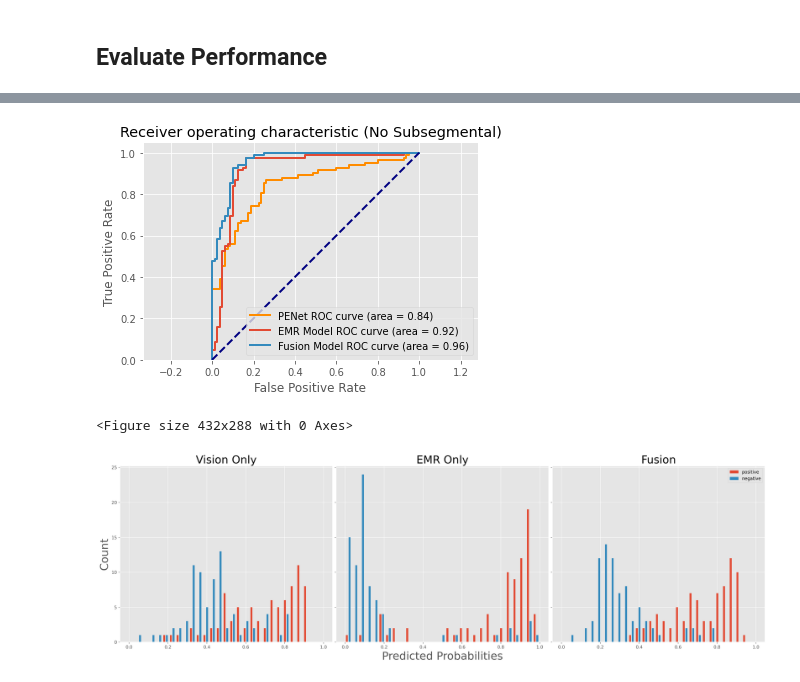
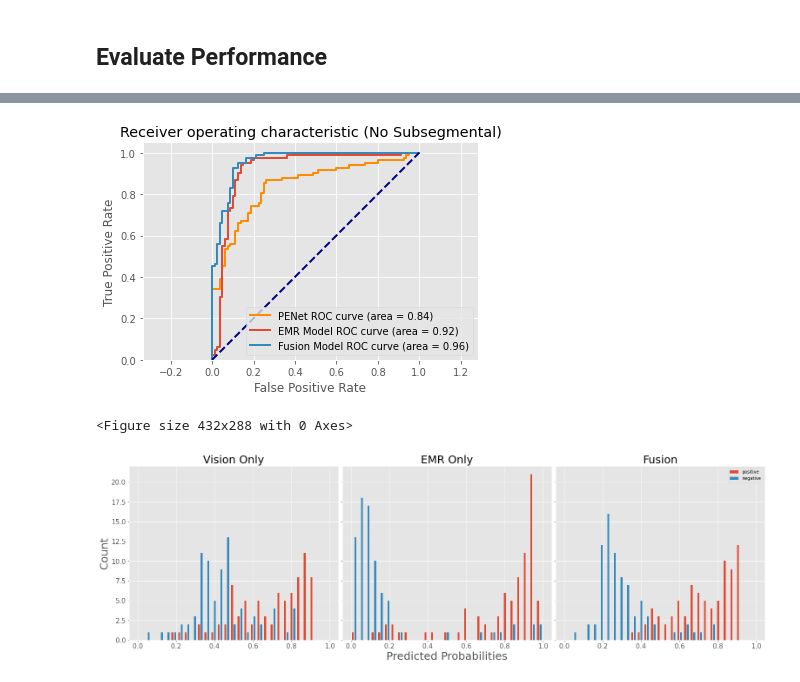
Before and after one commit to RSNA/AI-Deep-Learning-Lab-2021, a Jupyter notebook: sessions/multi-modal-pe/Multimodal Fusion for PE Detection.ipynb, the cells around one changed output, grey strips where cells are left out. Drawn from its saved outputs; the diff is of its cells as text; code cells hidden in the pictures.

```diff
--- a/sessions/multi-modal-pe/Multimodal Fusion for PE Detection.ipynb
+++ b/sessions/multi-modal-pe/Multimodal Fusion for PE Detection.ipynb
@@ -170,0 +186,6 @@ df_test = df[test_set_condition]
+# %%
+# Create data splits
+df_dev = df[(df.split == 'train') | (df.split == 'val')]  # for gridsearch CV
+df_train = df[df.split == 'train']
+df_val = df[df.split == 'val']
+df_test = df[df.split == 'test']
@@ -174,6 +197,8 @@ df_test = df[test_set_condition]
 from sklearn.linear_model import LogisticRegression
 from sklearn.model_selection import GridSearchCV
 
+# Uncomment and run grid search if time permits
+"""
 # define model
 clf = LogisticRegression(
     penalty='elasticnet', solver='saga', random_state=0
@@ -181,7 +206,7 @@ clf = LogisticRegression(
 
 # define grid search
 param_grid = {
-    "C": [1e-1],
+    "C": [0.01, 0.1, 1.0, 100],
     "class_weight": ['balanced'],
     "max_iter": [1000],
     "l1_ratio": [0.01, 0.25, 0.5, 0.75, 0.99]
@@ -190,10 +215,19 @@ gsc = GridSearchCV(
     estimator=clf,
     param_grid=param_grid,
     scoring='roc_auc',
-    n_jobs=8,
+    n_jobs=-1,
     verbose=10
 )
 
 # run grid search
 gsc.fit(df_dev[EMR_FEATURE_COLS], df_dev[LABEL_COL])
+print(f"Best parameters: {gsc.best_params_}")
+clf = gsc.best_estimator_
+"""
+
+clf = LogisticRegression(
+    penalty='elasticnet', solver='saga', random_state=0,
+    C= 0.1, class_weight='balanced', l1_ratio= 0.99, max_iter= 1000
+)
+clf.fit(df_train[EMR_FEATURE_COLS], df_train[LABEL_COL])
 # %% [output]
@@ -226,9 +237,7 @@ GridSearchCV(cv=None, error_score=nan,
 ## Test EMR Model
 # %%
 # test with best model
-print(f"Best parameters: {gsc.best_params_}")
-best_model = gsc.best_estimator_
-emr_prob = best_model.predict_proba(df_test[EMR_FEATURE_COLS])
+emr_prob = clf.predict_proba(df_test[EMR_FEATURE_COLS])
 
 # take probability of positive class
 emr_prob = [p[1] for p in emr_prob]
@@ -311,10 +318,9 @@ plot_auc(df_test, 'All Cases')
 # %%
 # Performance for non-subsegmental cases
-df_test_no_subseg = df_test[
-    df_test[PE_TYPE_COL] != 'subsegmental']
+df_test_no_subseg = df_test[df_test[PE_TYPE_COL] != 'subsegmental']
 plot_auc(df_test_no_subseg, 'No Subsegmental')
 # %% [output]
-[figure, old version]
+[figure, new version]
 # %%
 # Visualize histogram of Predicted Probs
 
@@ -326,46 +332,44 @@ from matplotlib.pyplot import figure
 # style
 plt.clf()
 plt.style.use('ggplot')
-matplotlib.rc('xtick', labelsize=10)
-matplotlib.rc('ytick', labelsize=10)
-f, (ax1, ax2, ax3) = plt.subplots(1, 3, sharey=True, figsize=(21,6), dpi=300)
+matplotlib.rc('xtick', labelsize=15)
+matplotlib.rc('ytick', labelsize=15)
+f, (ax1, ax2, ax3) = plt.subplots(1, 3, sharey=True, figsize=(21,6))
 bins = np.linspace(0, 1, 30)
 
 # seperate cases into positive and negative
-positive_cases = df_test_no_subseg[
-    df_test_no_subseg[LABEL_COL] == 1]
-negative_cases = df_test_no_subseg[
-    df_test_no_subseg[LABEL_COL] == 0]
+positive_cases = df_test_no_subseg[df_test_no_subseg[LABEL_COL] == 1]
+negative_cases = df_test_no_subseg[df_test_no_subseg[LABEL_COL] == 0]
 
 # PENet
 ax1.hist(
     [positive_cases[VISION_PRED_COL], negative_cases[VISION_PRED_COL]],
     bins,
     label=['positive','negative'],
     width=0.01)
 
 # EMR
 ax2.hist(
     [positive_cases[EMR_PRED_COL], negative_cases[EMR_PRED_COL]],
     bins,
     label=['positive', 'negative'],
     width=0.01)
 
 # Fusion
 ax3.hist(
     [positive_cases[FUSION_PRED_COL], negative_cases[FUSION_PRED_COL]],
     bins,
     label=['positive','negative'],
     width=0.01)
 
 f.tight_layout(pad=0.5)
 plt.legend(loc='upper right')
 ax2.set_xlabel("Predicted Probabilities", fontsize = 25)
 ax1.set_ylabel("Count", fontsize = 25)
 ax1.set_title('Vision Only', fontsize = 25)
 ax2.set_title('EMR Only', fontsize = 25)
 ax3.set_title('Fusion', fontsize = 25)
 plt.show()
 # %% [output]
 <Figure size 432x288 with 0 Axes>
-[figure, old version]
+[figure, new version]
```
Also changed, not shown: parts of 18 cells of this notebook.
